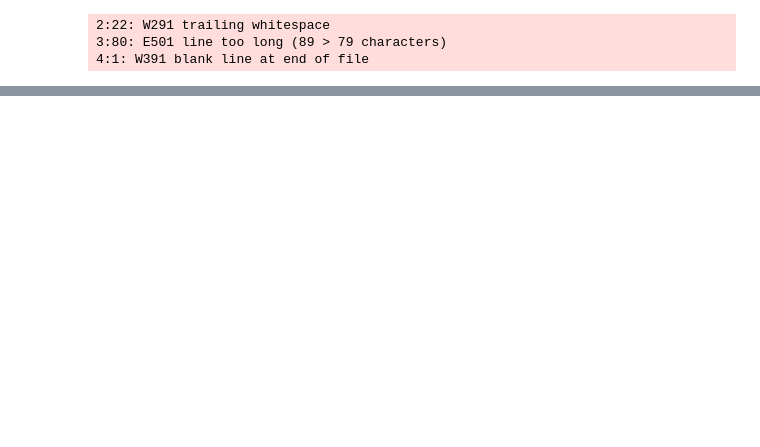
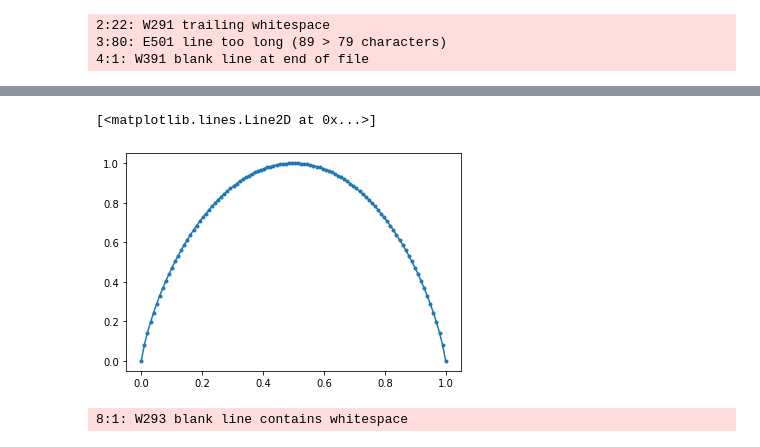
Before and after one commit to mohnjahoney/REU_physics, a Jupyter notebook: randomness.ipynb, the cells around one changed output, grey strips where cells are left out. Drawn from its saved outputs; the diff is of its cells as text; code cells hidden in the pictures; blank space fills up the shorter version.

```diff
--- a/randomness.ipynb
+++ b/randomness.ipynb
@@ -299,0 +333,16 @@ array([31, 23, 20, 26])
+# %%
+# One good measure of flatness is entropy.
+# If a distribution has two outcomes in the event space, what is the maximum entropy?
+
+ps = np.linspace(0, 1, 100)
+Hs = []
+for p in ps:
+    probs = [p, 1-p]
+    H = stats.entropy(probs, base=2)
+    Hs.append(H)
+
+plt.plot(ps, Hs, '.-')
+# %% [output]
+[<matplotlib.lines.Line2D at 0x...>]
+[figure, added]
+8:1: W293 blank line contains whitespace
```
Also changed, not shown: parts of 17 cells of this notebook.
